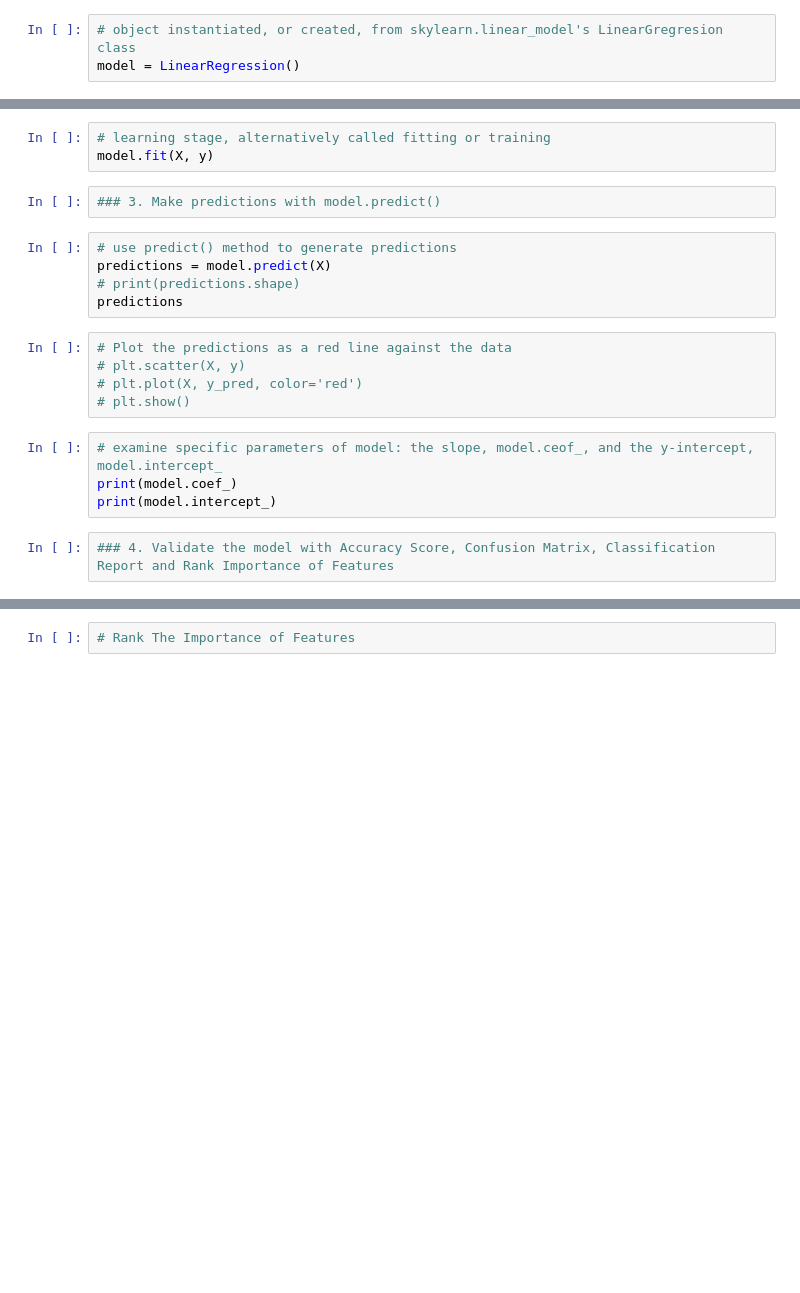
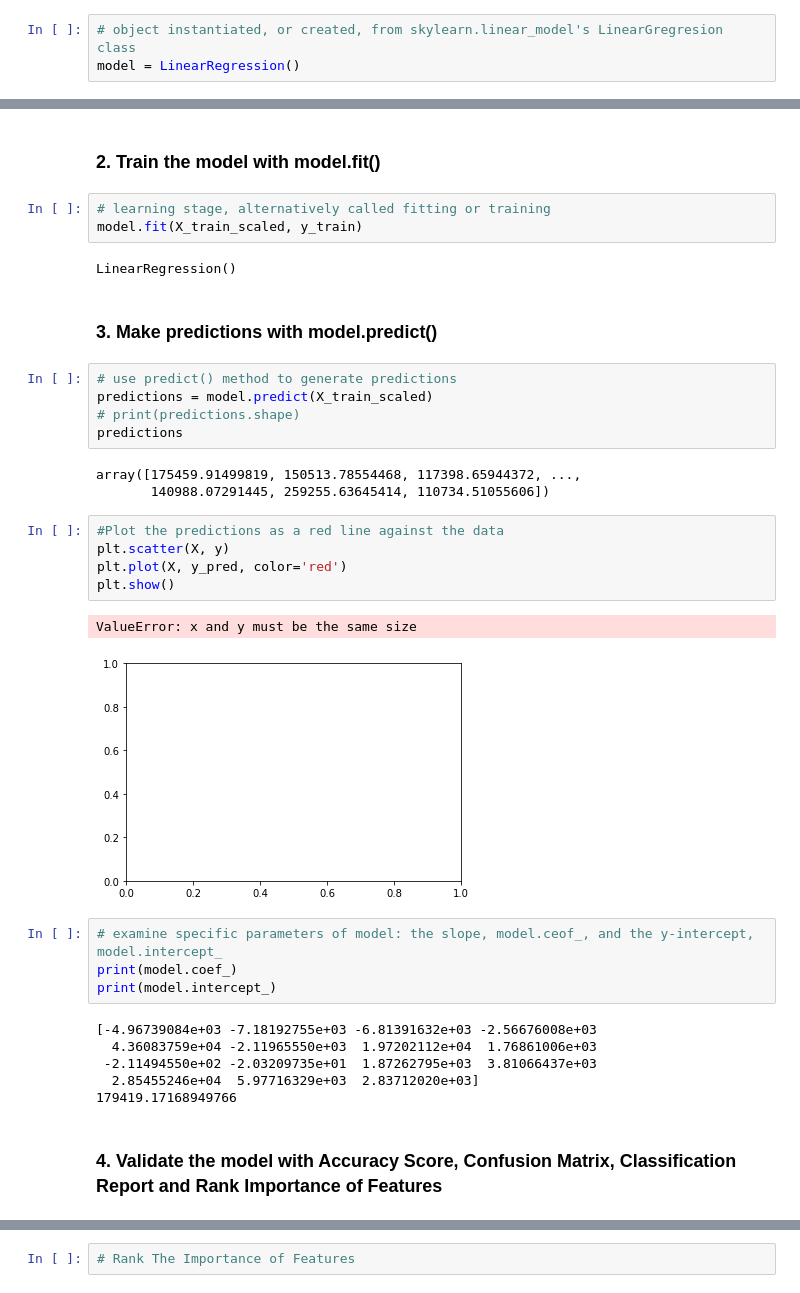
Before and after one commit to serpaulus/Predicting_the_Final_Home_Price, a Jupyter notebook: Machine_Learning_Model_Only.ipynb, the cells around one changed output, grey strips where cells are left out. Cells and saved outputs as stored; diff of their text form; blank space fills up the shorter version.

Commit message:
upload updated macine learing model only

```diff
--- a/Machine_Learning_Model_Only.ipynb
+++ b/Machine_Learning_Model_Only.ipynb
@@ -281,24 +445,40 @@ model = LinearRegression()
+# %% [markdown]
+### 2. Train the model with model.fit()
 # %%
 # learning stage, alternatively called fitting or training
-model.fit(X, y)
+model.fit(X_train_scaled, y_train)
+# %% [output]
+LinearRegression()
-# %%
-### 3. Make predictions with model.predict()
+# %% [markdown]
+### 3. Make predictions with model.predict()
 # %%
 # use predict() method to generate predictions
-predictions = model.predict(X)
+predictions = model.predict(X_train_scaled)
 # print(predictions.shape)
 predictions
+# %% [output]
+array([175459.91499819, 150513.78554468, 117398.65944372, ...,
+       140988.07291445, 259255.63645414, 110734.51055606])
 # %%
-# Plot the predictions as a red line against the data
-# plt.scatter(X, y)
-# plt.plot(X, y_pred, color='red')
-# plt.show()
+#Plot the predictions as a red line against the data
+plt.scatter(X, y)
+plt.plot(X, y_pred, color='red')
+plt.show()
+# %% [output]
+ValueError: x and y must be the same size
+[figure, added]
 # %%
 # examine specific parameters of model: the slope, model.ceof_, and the y-intercept, model.intercept_
 print(model.coef_)
 print(model.intercept_)
+# %% [output]
+[-4.96739084e+03 -7.18192755e+03 -6.81391632e+03 -2.56676008e+03
+  4.36083759e+04 -2.11965550e+03  1.97202112e+04  1.76861006e+03
+ -2.11494550e+02 -2.03209735e+01  1.87262795e+03  3.81066437e+03
+  2.85455246e+04  5.97716329e+03  2.83712020e+03]
+179419.17168949766
-# %%
-### 4. Validate the model with Accuracy Score, Confusion Matrix, Classification Report and Rank Importance of Features
+# %% [markdown]
+### 4. Validate the model with Accuracy Score, Confusion Matrix, Classification Report and Rank Importance of Features
 # %%
 # Calculating the confusion matrix.
 cm = confusion_matrix(y_test, predictions)
```
Also changed, not shown: parts of 36 cells of this notebook.
